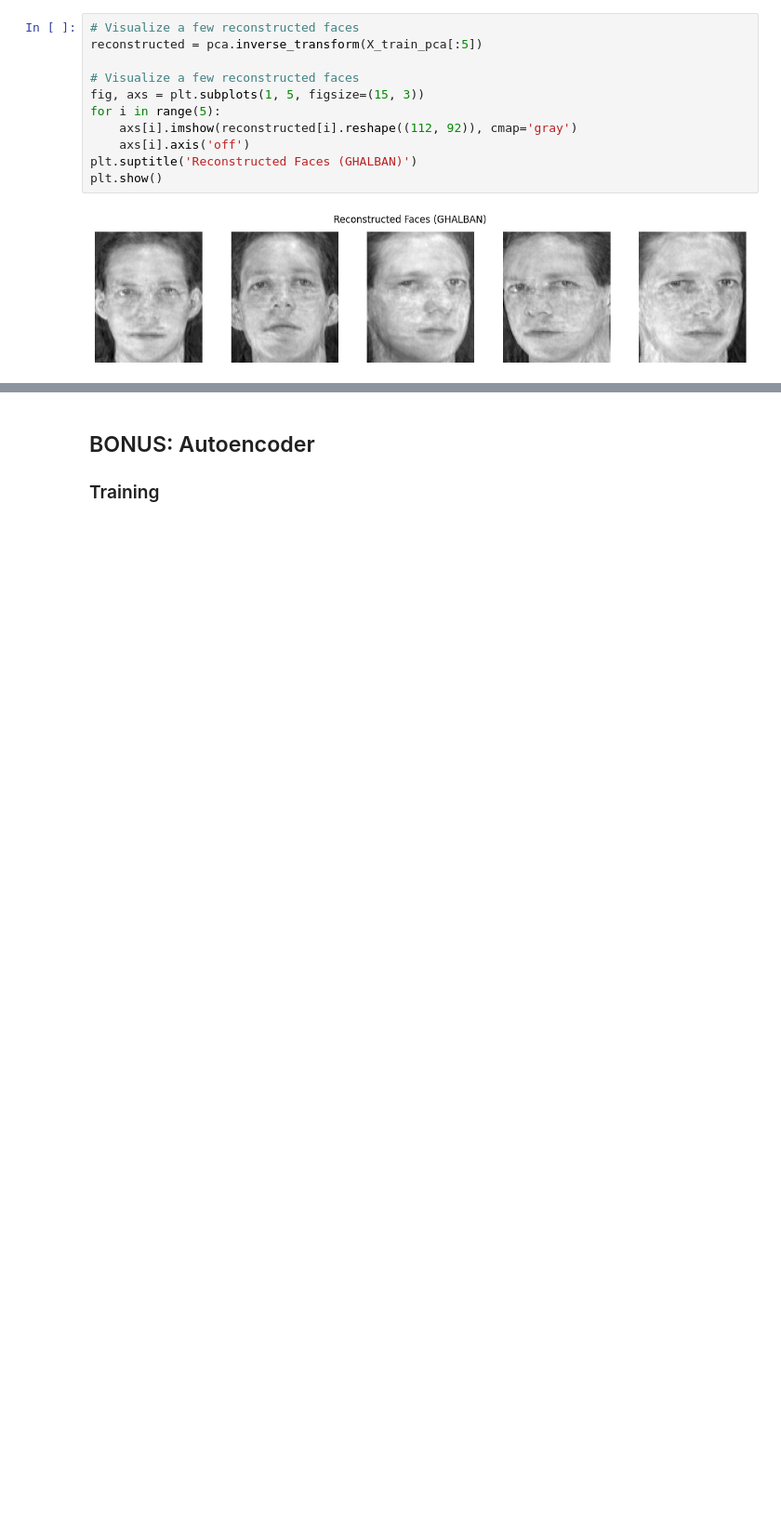
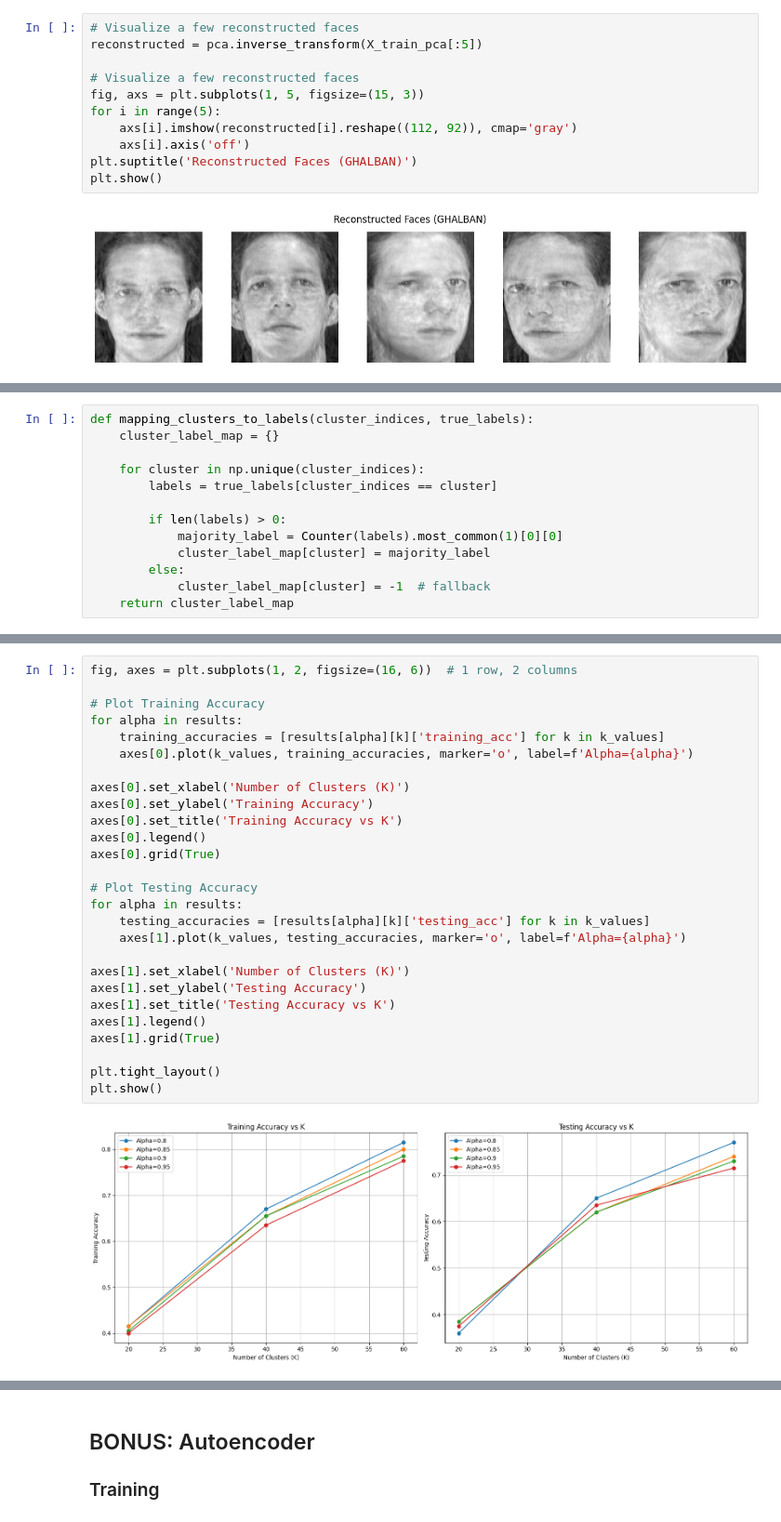
Before and after one commit to MostafaElKaranshawy/Face_Recognition_Problem, a Jupyter notebook: FaceRecognition.ipynb, the cells around one changed output, grey strips where cells are left out. Shown at 93% size. Cells and saved outputs as stored; diff of their text form; blank space fills up the shorter version.

```diff
--- a/FaceRecognition.ipynb
+++ b/FaceRecognition.ipynb
@@ -236,0 +136,13 @@ Reconstructed shape: (5, 10304)
+# %%
+def mapping_clusters_to_labels(cluster_indices, true_labels):
+    cluster_label_map = {}
+
+    for cluster in np.unique(cluster_indices):
+        labels = true_labels[cluster_indices == cluster]
+
+        if len(labels) > 0:
+            majority_label = Counter(labels).most_common(1)[0][0]
+            cluster_label_map[cluster] = majority_label
+        else:
+            cluster_label_map[cluster] = -1  # fallback
+    return cluster_label_map
@@ -236,0 +209,29 @@ Reconstructed shape: (5, 10304)
+# %%
+fig, axes = plt.subplots(1, 2, figsize=(16, 6))  # 1 row, 2 columns
+
+# Plot Training Accuracy
+for alpha in results:
+    training_accuracies = [results[alpha][k]['training_acc'] for k in k_values]
+    axes[0].plot(k_values, training_accuracies, marker='o', label=f'Alpha={alpha}')
+
+axes[0].set_xlabel('Number of Clusters (K)')
+axes[0].set_ylabel('Training Accuracy')
+axes[0].set_title('Training Accuracy vs K')
+axes[0].legend()
+axes[0].grid(True)
+
+# Plot Testing Accuracy
+for alpha in results:
+    testing_accuracies = [results[alpha][k]['testing_acc'] for k in k_values]
+    axes[1].plot(k_values, testing_accuracies, marker='o', label=f'Alpha={alpha}')
+
+axes[1].set_xlabel('Number of Clusters (K)')
+axes[1].set_ylabel('Testing Accuracy')
+axes[1].set_title('Testing Accuracy vs K')
+axes[1].legend()
+axes[1].grid(True)
+
+plt.tight_layout()
+plt.show()
+# %% [output]
+[figure, added]
```
Also changed, not shown: parts of 24 cells of this notebook, 2 other files.
